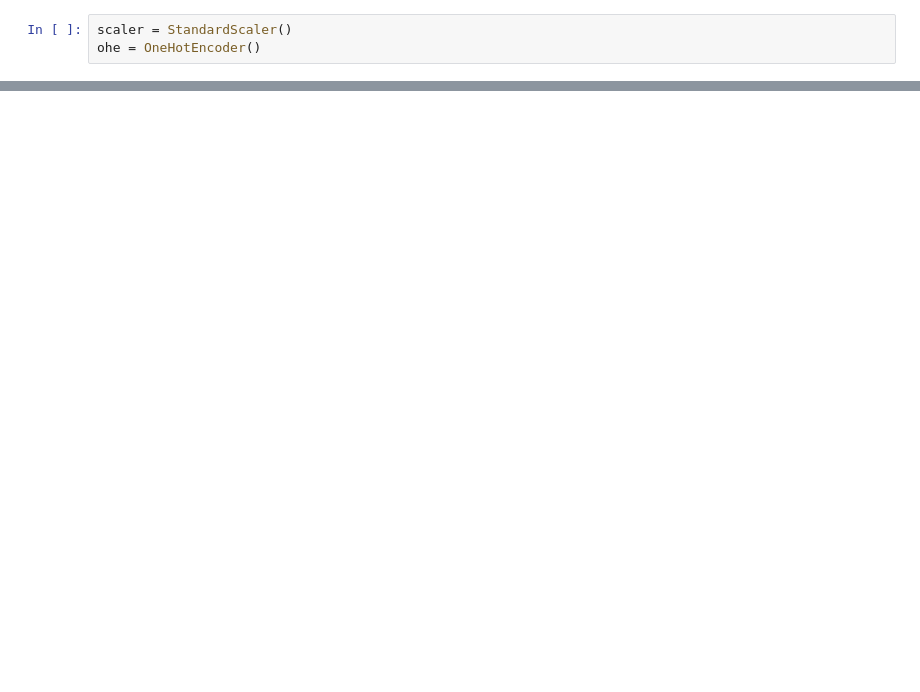
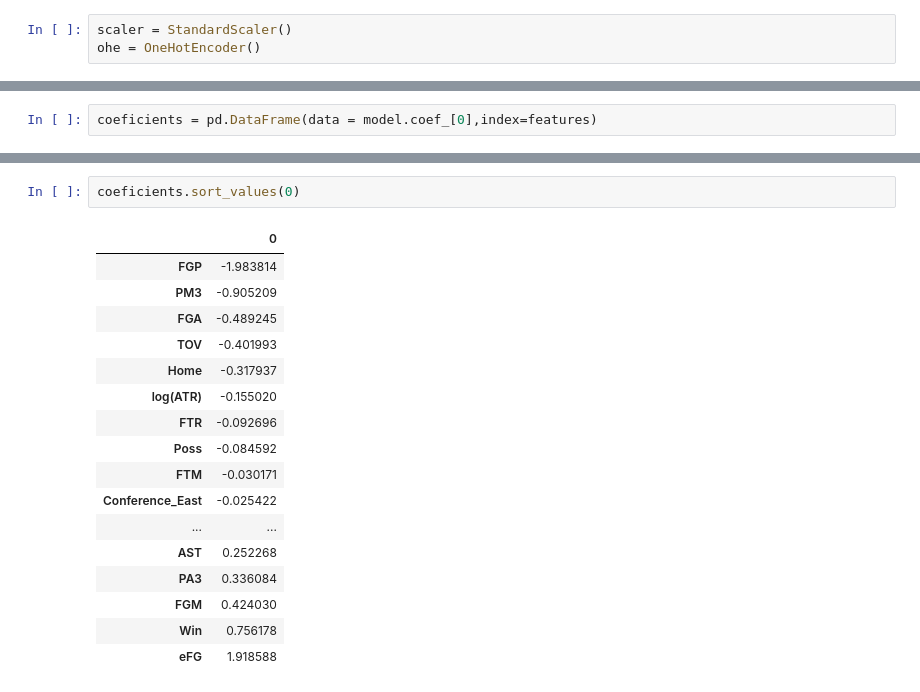
Before and after one commit to Blunt10K/NBA, a Jupyter notebook: notebooks/NBA Playoff Predictions.ipynb, the cells around one changed output, grey strips where cells are left out. Cells and saved outputs as stored; diff of their text form; blank space fills up the shorter version.

```diff
--- a/notebooks/NBA Playoff Predictions.ipynb
+++ b/notebooks/NBA Playoff Predictions.ipynb
@@ -433,0 +530,2 @@ train.shape
+# %%
+coeficients = pd.DataFrame(data = model.coef_[0],index=features)
@@ -433,0 +536,20 @@ train.shape
+# %%
+coeficients.sort_values(0)
+# %% [output]
+|  | 0 |
+| FGP | -1.983814 |
+| PM3 | -0.905209 |
+| FGA | -0.489245 |
+| TOV | -0.401993 |
+| Home | -0.317937 |
+| log(ATR) | -0.155020 |
+| FTR | -0.092696 |
+| Poss | -0.084592 |
+| FTM | -0.030171 |
+| Conference_East | -0.025422 |
+| ... | ... |
+| AST | 0.252268 |
+| PA3 | 0.336084 |
+| FGM | 0.424030 |
+| Win | 0.756178 |
+| eFG | 1.918588 |
```
Also changed, not shown: parts of 82 cells of this notebook, 1 other file.
